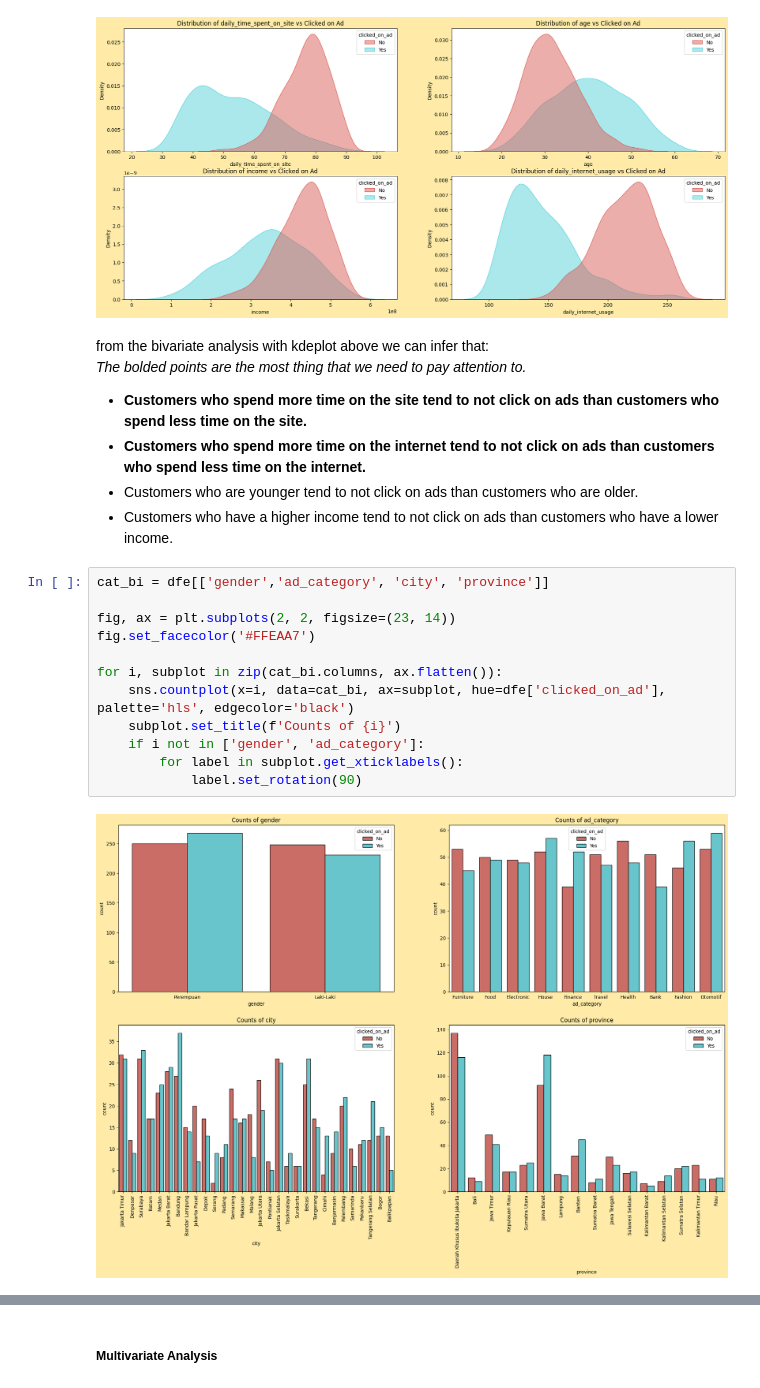
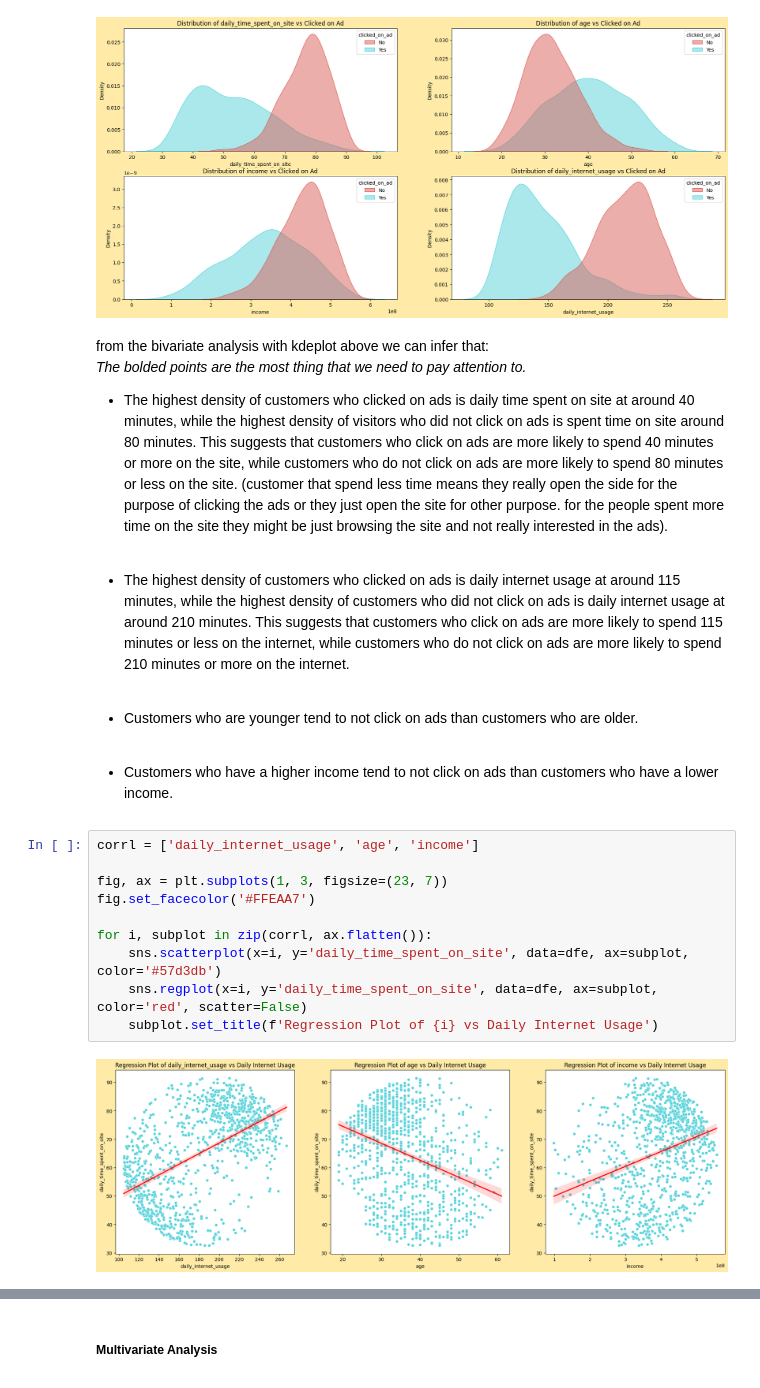
Before and after one commit to azaryasph/Predict-Customer-Clicked-Ads-Classification-By-Using-Machine-Learning, a Jupyter notebook: Predict Customer Clicked Ads Classification By Using Machine Learning.ipynb, the cells around one changed output, grey strips where cells are left out. Drawn from its saved outputs; the diff is of its cells as text.

```diff
--- a/Predict Customer Clicked Ads Classification By Using Machine Learning.ipynb
+++ b/Predict Customer Clicked Ads Classification By Using Machine Learning.ipynb
@@ -324,24 +318,25 @@ for i, subplot in zip(num.columns, ax.flatten()):
     subplot.set_title(f'Distribution of {i} vs Clicked on Ad')
 # %% [output]
 [figure]
-# %% [markdown]
-from the bivariate analysis with kdeplot above we can infer that:<br>
-*The bolded points are the most thing that we need to pay attention to.*<br>
-- **Customers who spend more time on the site tend to not click on ads than customers who spend less time on the site.**
-- **Customers who spend more time on the internet tend to not click on ads than customers who spend less time on the internet.**
-- Customers who are younger tend to not click on ads than customers who are older.
-- Customers who have a higher income tend to not click on ads than customers who have a lower income.
+# %% [markdown]
+from the bivariate analysis with kdeplot above we can infer that:<br>
+*The bolded points are the most thing that we need to pay attention to.*<br>
+
+- The highest density of customers who clicked on ads is daily time spent on site at around 40 minutes, while the highest density of visitors who did not click on ads is spent time on site around 80 minutes. This suggests that customers who click on ads are more likely to spend 40 minutes or more on the site, while customers who do not click on ads are more likely to spend 80 minutes or less on the site. (customer that spend less time means they really open the side for the purpose of clicking the ads or they just open the site for other purpose. for the people spent more time on the site they might be just browsing the site and not really interested in the ads).<br><br>
+
+- The highest density of customers who clicked on ads is daily internet usage at around 115 minutes, while the highest density of customers who did not click on ads is daily internet usage at around 210 minutes. This suggests that customers who click on ads are more likely to spend 115 minutes or less on the internet, while customers who do not click on ads are more likely to spend 210 minutes or more on the internet.<br><br>
+
+- Customers who are younger tend to not click on ads than customers who are older.<br><br>
+- Customers who have a higher income tend to not click on ads than customers who have a lower income.
 # %%
-cat_bi = dfe[['gender','ad_category', 'city', 'province']]
+corrl = ['daily_internet_usage', 'age', 'income']
 
-fig, ax = plt.subplots(2, 2, figsize=(23, 14))
+fig, ax = plt.subplots(1, 3, figsize=(23, 7))
 fig.set_facecolor('#FFEAA7')
 
-for i, subplot in zip(cat_bi.columns, ax.flatten()):
-    sns.countplot(x=i, data=cat_bi, ax=subplot, hue=dfe['clicked_on_ad'], palette='hls', edgecolor='black')
-    subplot.set_title(f'Counts of {i}')
-    if i not in ['gender', 'ad_category']:
-        for label in subplot.get_xticklabels():
-            label.set_rotation(90)
+for i, subplot in zip(corrl, ax.flatten()):
+    sns.scatterplot(x=i, y='daily_time_spent_on_site', data=dfe, ax=subplot, color='#57d3db')
+    sns.regplot(x=i, y='daily_time_spent_on_site', data=dfe, ax=subplot, color='red', scatter=False)
+    subplot.set_title(f'Regression Plot of {i} vs Daily Internet Usage')
 # %% [output]
-[figure, old version]
+[figure, new version]
```
Also changed, not shown: parts of 42 cells of this notebook.
